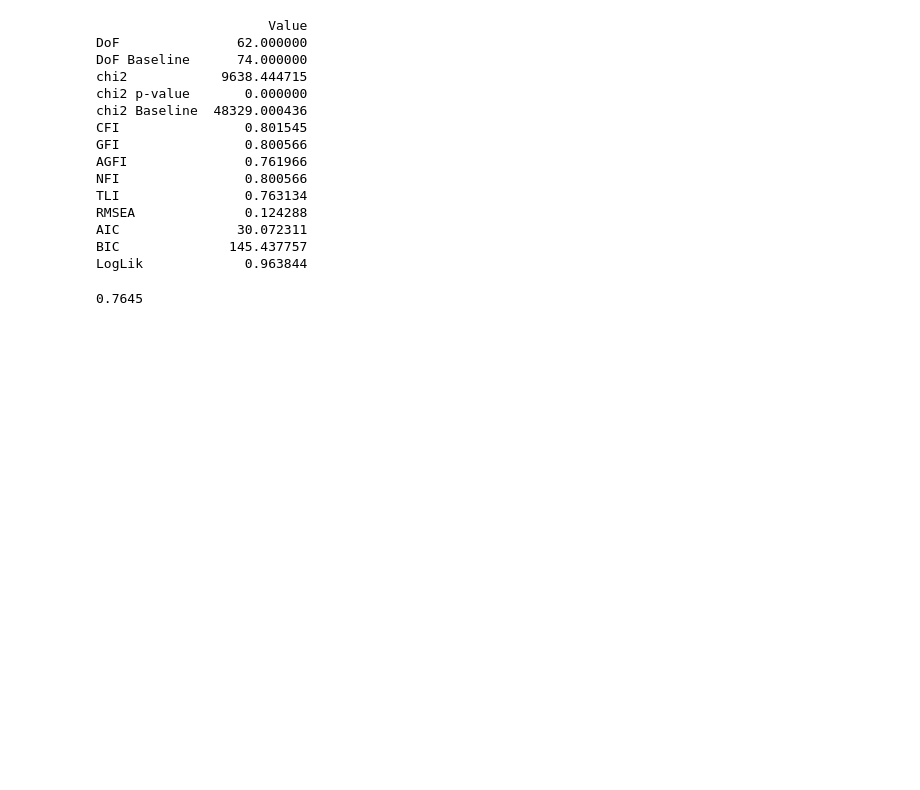
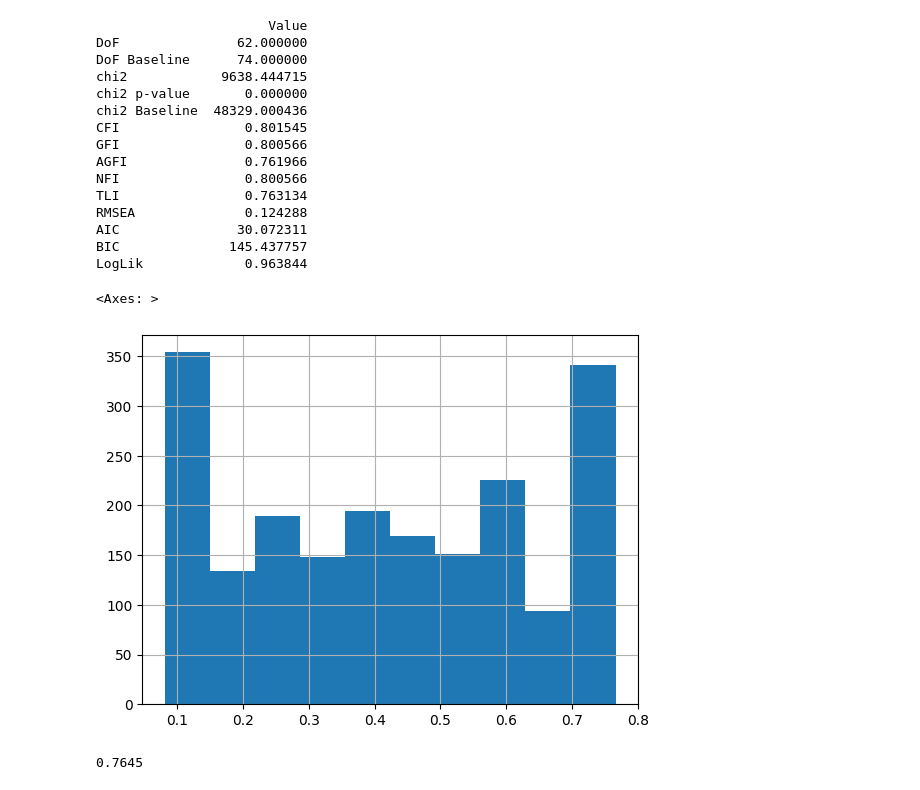
Before and after one commit to alex86590212/ML-algorithm-for-heart-attack-detection, a Jupyter notebook: Heart_Attack_Prediction.ipynb, the cells around one changed output. Saved outputs shown, nothing was run; the diff lists cells and outputs as text; code cells hidden in the pictures; blank space fills up the shorter version.

```diff
--- a/Heart_Attack_Prediction.ipynb
+++ b/Heart_Attack_Prediction.ipynb
@@ -249,6 +281,11 @@ BIC              145.437757
 LogLik             0.963844
 # %%
 y_pred = model.predict(X_test)
+# %%
+y_pred['HeartAttack'].hist()
+# %% [output]
+<Axes: >
+[figure, added]
 # %%
 y_pred=y_pred['HeartAttack']>0.5
 # %%
```
Also changed, not shown: parts of 10 cells of this notebook.
